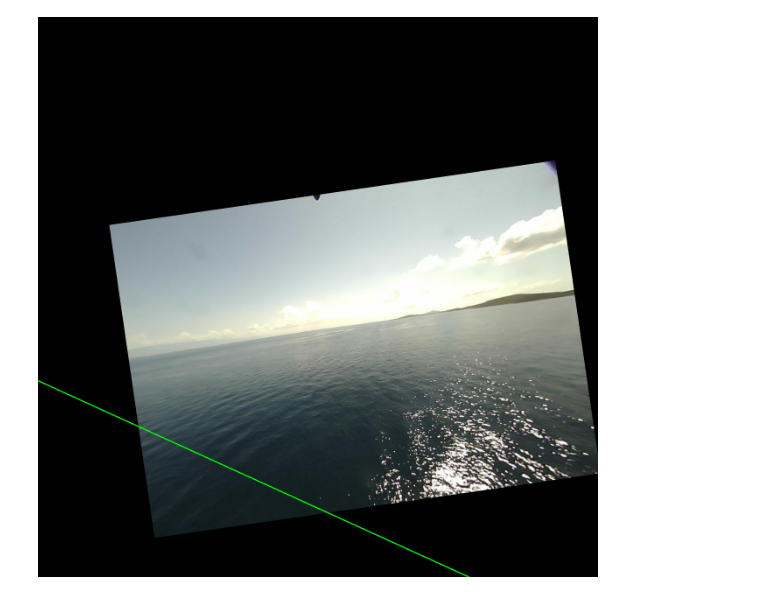
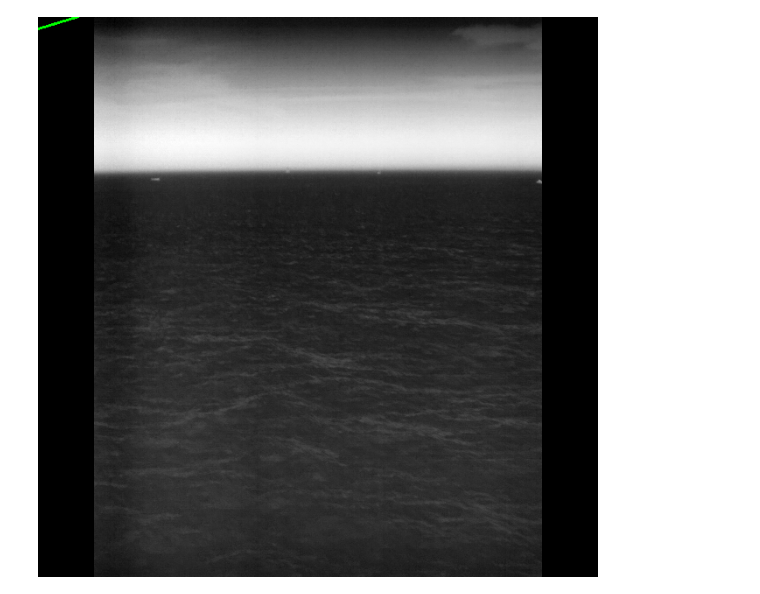
Before and after one commit to BSB-Group/yolov5, a Jupyter notebook: horizon/playground.ipynb, the cells around one changed output. Drawn from its saved outputs; the diff is of its cells as text; code cells hidden in the pictures.

Commit message:
added train.py and transforms.py to cleanup nb

```diff
--- a/horizon/playground.ipynb
+++ b/horizon/playground.ipynb
@@ -79,16 +14,0 @@ len(val_dataset)=5000
-# %%
-dataloader = DataLoader(train_dataset, batch_size=1, shuffle=True, num_workers=1)
-
-for image, target in dataloader:
-    break
-
-print(target)
-Image.fromarray(
-    draw_horizon(
-        np.array(image[0].permute(1, 2, 0) * 255).astype(np.uint8),
-        keypoints=np.array(target[0]).reshape(-1, 2) if dataloader.dataset.target_format == "points" else None,
-        pitch_theta=np.array(target[0]) if dataloader.dataset.target_format == "pitch_theta" else None,
-        hough=np.array(target[0]) if dataloader.dataset.target_format == "hough" else None,
-        diameter=2,
-    )
-)
@@ -146,0 +82,9 @@ YOLOv5 🚀 v7.0-15-ge8b349c Python-3.10.11 torch-2.0.1 CUDA:0 (NVIDIA GeForce R
+# %%
+for image, target in train_dataloader:
+    break
+
+print(target[0])
+I = (image[0].permute(1,2,0) * 255).numpy().astype(np.uint8)
+I = draw_horizon(I, pitch_theta=np.array(target[0]), diameter=2)
+I = Image.fromarray(I)
+I
@@ -147,17 +94,14 @@ YOLOv5 🚀 v7.0-15-ge8b349c Python-3.10.11 torch-2.0.1 CUDA:0 (NVIDIA GeForce R
 # %%
-model.mode = None # "detection"
-im = preprocess(image, model=model)
-dets, x_pitch, x_theta = inference(im, model=model)
-dets = postprocess(dets)
+for image, target in val_dataloader:
+    break
+
+x_pitch, x_theta = model(image.to(model.device))
 pitch, theta = postprocess_x_pitch_theta(x_pitch, x_theta)
 pitch, theta = pitch.detach().cpu(), theta.detach().cpu()
 
 I = (image[0].permute(1,2,0) * 255).numpy().astype(np.uint8)
 I = draw_horizon(I, pitch_theta=(pitch[0][0], theta[0][0]), diameter=2)
 I = Image.fromarray(I)
-draw = ImageDraw.Draw(I)
-for box in dets[0]:
-    draw.rectangle(list(box[:4]), outline='red', width=1)
 I
 # %% [output]
-[figure, old version]
+[figure, new version]
```
Also changed, not shown: parts of 11 cells of this notebook, 7 other files.
